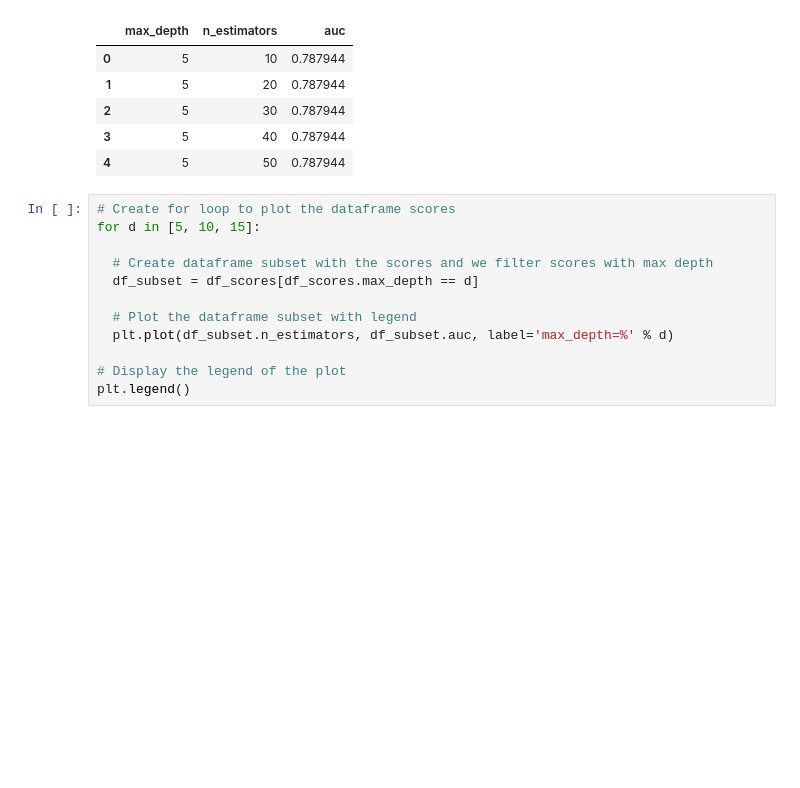
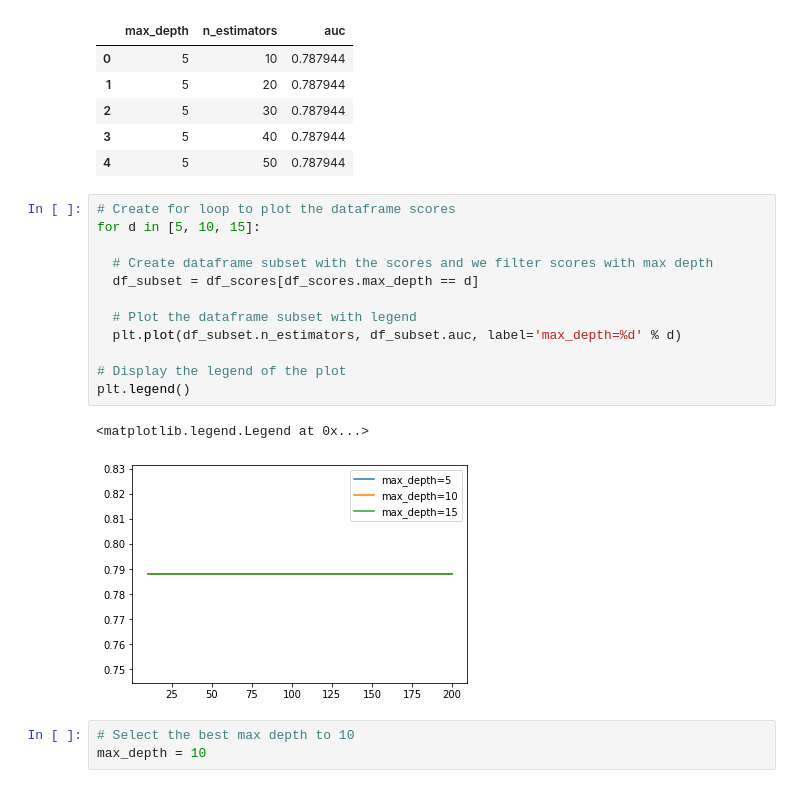
Before and after one commit to carlos-alves-one/ML-Zoomcamp-Week-6, a Jupyter notebook: ML_Zoomcamp_Week_6.ipynb, the cells around one changed output. Saved outputs shown, nothing was run; the diff lists cells and outputs as text; blank space fills up the shorter version.

Commit message:
Select the best max depth to 10

```diff
--- a/ML_Zoomcamp_Week_6.ipynb
+++ b/ML_Zoomcamp_Week_6.ipynb
@@ -1225,12 +1229,18 @@ df_scores.head()
 # %%
 # Create for loop to plot the dataframe scores
 for d in [5, 10, 15]:
 
   # Create dataframe subset with the scores and we filter scores with max depth
   df_subset = df_scores[df_scores.max_depth == d]
 
   # Plot the dataframe subset with legend
-  plt.plot(df_subset.n_estimators, df_subset.auc, label='max_depth=%' % d)
+  plt.plot(df_subset.n_estimators, df_subset.auc, label='max_depth=%d' % d)
 
 # Display the legend of the plot
 plt.legend()
+# %% [output]
+<matplotlib.legend.Legend at 0x...>
+[figure, added]
+# %%
+# Select the best max depth to 10
+max_depth = 10
```
Also changed, not shown: parts of 7 cells of this notebook.
